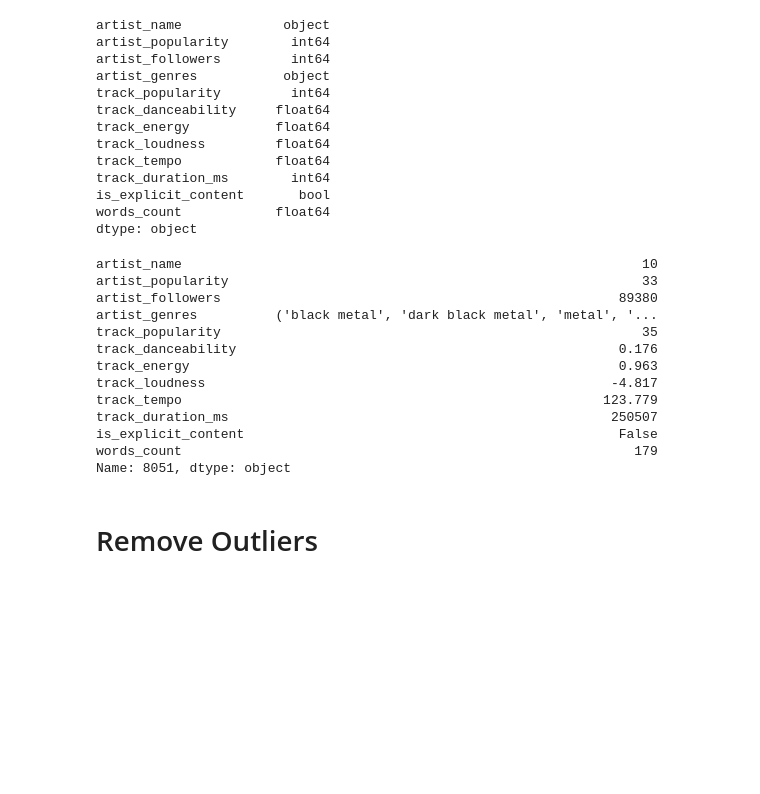
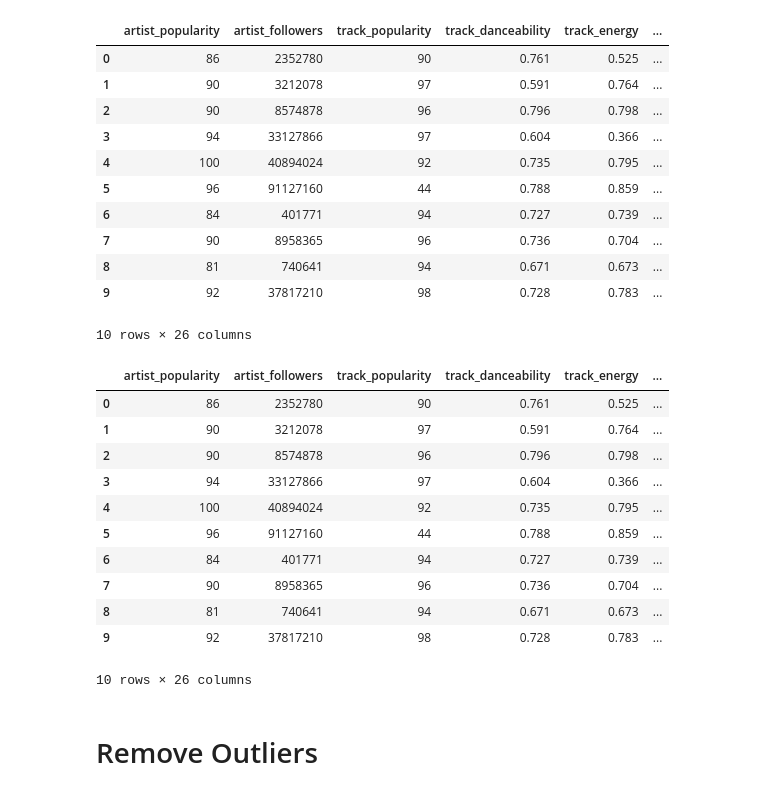
Before and after one commit to bnlhv/DataScienceProject, a Jupyter notebook: app/ml_model/test_models.ipynb, the cells around one changed output. Drawn from its saved outputs; the diff is of its cells as text; code cells hidden in the pictures; blank space fills up the shorter version.

Commit message:
done with data preparation

```diff
--- a/app/ml_model/test_models.ipynb
+++ b/app/ml_model/test_models.ipynb
@@ -7,15 +7,11 @@ from sklearn import metrics
 from sklearn import svm
 # %%
 #read in the data using pandas
-
-df = pd.read_csv(Path.cwd().parent / "data" / "02_tracks_from_spotify_with_word_count.csv")
-to_drop = [col for col in df.columns if "Unnamed" in col.split(":")] + ["track_uri", "track_name", "album"]
-
-
-# df = pd.read_csv(Path.cwd().parent / "data" / "final_dataset.csv")
-#check data has been read in properly
-# to_drop = [col for col in df.columns if "Unnamed" in col.split(":")] + ["track_uri", "artist_genres"]
-# to_drop += [col for i, col in enumerate(df.columns) if i > 14]
-
-to_drop
+df1 = pd.read_csv(Path.cwd().parent / "data" / "07_final_dataset.csv")
+df2 = pd.read_csv(Path.cwd().parent / "data" / "05_dataset_before_corr_mat.csv")
+to_drop1 = [col for col in df1.columns if "Unnamed" in col.split(":")]
+to_drop2 = [col for col in df2.columns if "Unnamed" in col.split(":")] + ["artist_genres"]
+df1 = df1.drop(columns=to_drop1)
+df2 = df2.drop(columns=to_drop2)
+print(df1.shape, df2.shape)
 # %% [output]
@@ -63,16 +18,0 @@ y = df["is_explicit_content"]
-# %%
-df.dtypes
-# %% [output]
-artist_name             object
-artist_popularity        int64
-artist_followers         int64
-artist_genres           object
-track_popularity         int64
-track_danceability     float64
-track_energy           float64
-track_loudness         float64
-track_tempo            float64
-track_duration_ms        int64
-is_explicit_content       bool
-words_count            float64
-dtype: object
@@ -85,16 +19,15 @@ df["artist_name"] = le.fit_transform(df["artist_name"])
-# %%
-df.iloc[-1, :]
-# %% [output]
-artist_name                                                           10
-artist_popularity                                                     33
-artist_followers                                                   89380
-artist_genres          ('black metal', 'dark black metal', 'metal', '...
-track_popularity                                                      35
-track_danceability                                                 0.176
-track_energy                                                       0.963
-track_loudness                                                    -4.817
-track_tempo                                                      123.779
-track_duration_ms                                                 250507
-is_explicit_content                                                False
-words_count                                                          179
-Name: 8051, dtype: object
+# %%
+df1.head(10)
+# %% [output]
+|  | artist_popularity | artist_followers | track_popularity | track_danceability | track_energy | ... |
+| 0 | 86 | 2352780 | 90 | 0.761 | 0.525 | ... |
+| 1 | 90 | 3212078 | 97 | 0.591 | 0.764 | ... |
+| 2 | 90 | 8574878 | 96 | 0.796 | 0.798 | ... |
+| 3 | 94 | 33127866 | 97 | 0.604 | 0.366 | ... |
+| 4 | 100 | 40894024 | 92 | 0.735 | 0.795 | ... |
+| 5 | 96 | 91127160 | 44 | 0.788 | 0.859 | ... |
+| 6 | 84 | 401771 | 94 | 0.727 | 0.739 | ... |
+| 7 | 90 | 8958365 | 96 | 0.736 | 0.704 | ... |
+| 8 | 81 | 740641 | 94 | 0.671 | 0.673 | ... |
+| 9 | 92 | 37817210 | 98 | 0.728 | 0.783 | ... |
+10 rows × 26 columns
@@ -101,2 +58,17 @@ Name: 8051, dtype: object
+# %%
+df1.head(10)
+# %% [output]
+|  | artist_popularity | artist_followers | track_popularity | track_danceability | track_energy | ... |
+| 0 | 86 | 2352780 | 90 | 0.761 | 0.525 | ... |
+| 1 | 90 | 3212078 | 97 | 0.591 | 0.764 | ... |
+| 2 | 90 | 8574878 | 96 | 0.796 | 0.798 | ... |
+| 3 | 94 | 33127866 | 97 | 0.604 | 0.366 | ... |
+| 4 | 100 | 40894024 | 92 | 0.735 | 0.795 | ... |
+| 5 | 96 | 91127160 | 44 | 0.788 | 0.859 | ... |
+| 6 | 84 | 401771 | 94 | 0.727 | 0.739 | ... |
+| 7 | 90 | 8958365 | 96 | 0.736 | 0.704 | ... |
+| 8 | 81 | 740641 | 94 | 0.671 | 0.673 | ... |
+| 9 | 92 | 37817210 | 98 | 0.728 | 0.783 | ... |
+10 rows × 26 columns
 # %% [markdown]
 # Remove Outliers
```
Also changed, not shown: parts of 39 cells of this notebook, 21 other files.
